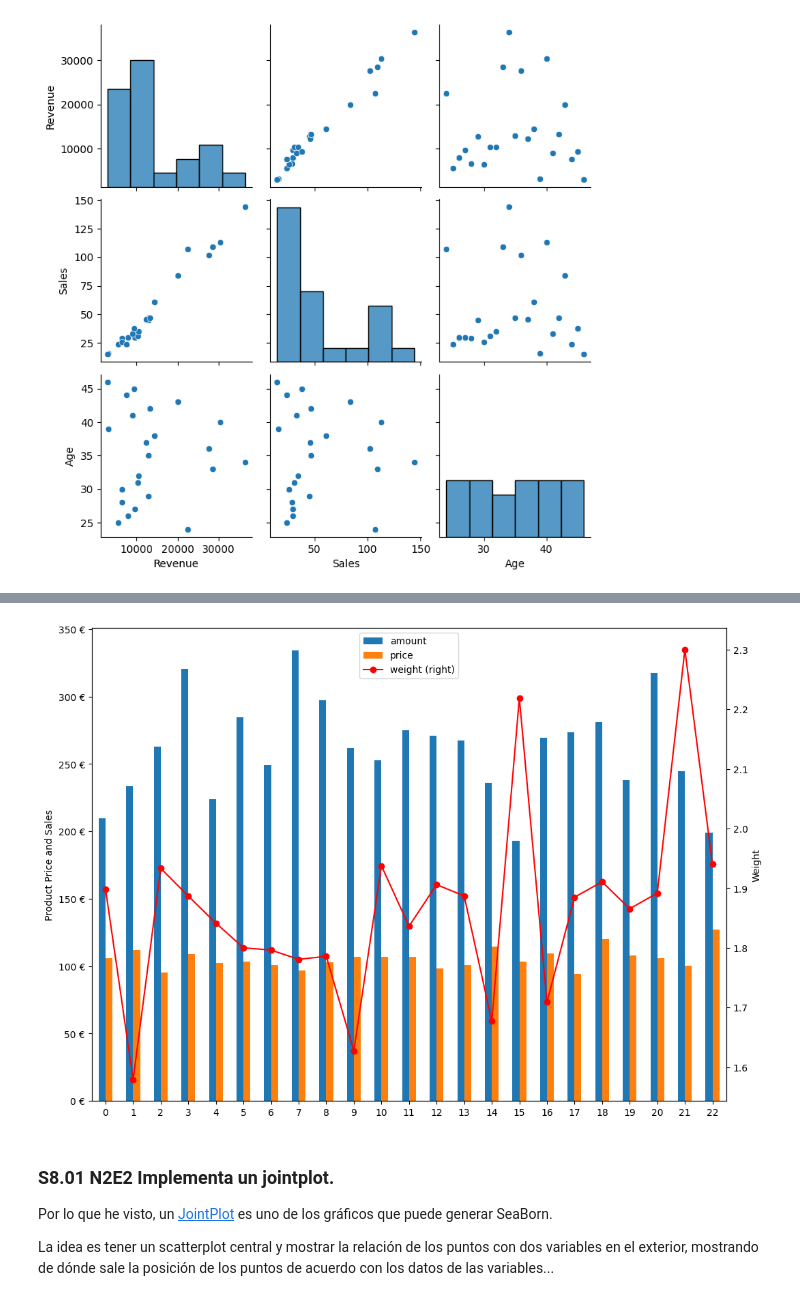
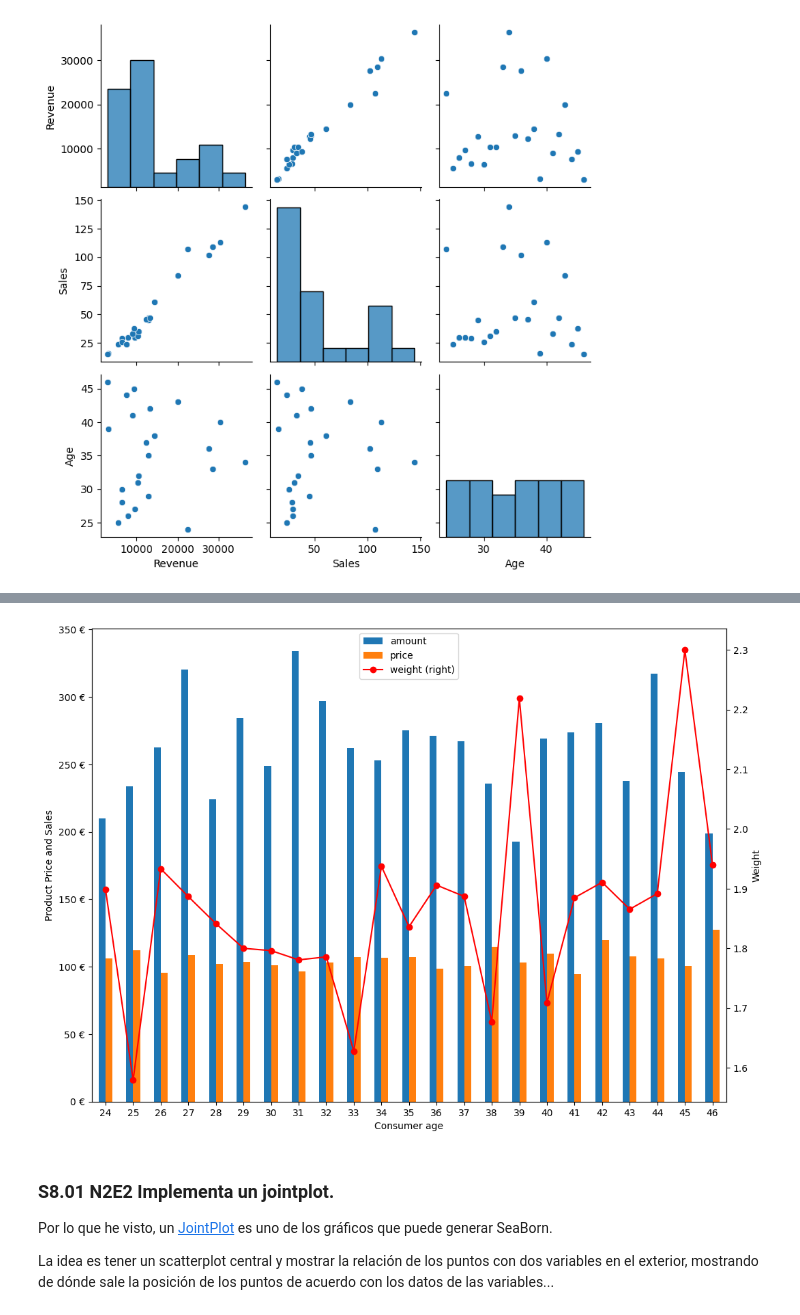
Before and after one commit to mlopezgva/it-academy-mlg, a Jupyter notebook: SPRINT8/Sprint_8.01.ipynb, the cells around one changed output, grey strips where cells are left out. Drawn from its saved outputs; the diff is of its cells as text; code cells hidden in the pictures.

```diff
--- a/SPRINT8/Sprint_8.01.ipynb
+++ b/SPRINT8/Sprint_8.01.ipynb
@@ -489,7 +522,7 @@ El resto no tiene variables numéricas útiles. Así que queda crear un heatmap
 # %%
 # enable dark mode
 # pyplot.style.use('dark_background')
-trproductos = prtr_df.merge(tr_df[tr_df['declined']==0].filter([
+plotData = prtr_df.merge(tr_df[tr_df['declined']==0].filter([
                         'transaction_id',
                         'product_id',
                         'amount',
@@ -512,40 +545,43 @@ trproductos = prtr_df.merge(tr_df[tr_df['declined']==0].filter([
 # print(list(set(productos)))
 cols = ["product_name", "amount", "weight", "price", "age"]
 
-product_aggs = {"amount": "mean", "weight": "mean", "price": "mean"}
+#product_aggs = {"amount": "mean", "weight": "mean", "price": "mean"}
 plotData2 = plotData[['amount', 'weight', 'price', 'age']] \
                 .groupby("age") \
                 .mean() #agg(by=product_aggs)
 
-plotData2.reset_index(inplace=True)
 # type(plotData2)
 # print(plotData2)
 
 fig, ax = pyplot.subplots()
 
 graph = plotData2[['amount', 'price']].plot(
     kind="bar",
     ax=ax,     # <- igual que en el ejemplo de tr_agg
     # color=cc,
     ylabel="Product Price and Sales",
     legend=True,
 )
 
+# Sin esto, el gráfico de línea simplemente no se crea.
+plotData2.reset_index(inplace=True)
+
 graph2 = plotData2[['weight']].plot(
     kind="line",
     ax=graph,
     legend=True,
     figsize=(12,9),
     secondary_y=True,
     ylabel="Weight",
-    color="red",
+    xlabel="Consumer age",
+    color=["red","green"],
     marker="o",
     label="Weight"
 )
 
 graph.yaxis.set_major_formatter(ticker.FormatStrFormatter('%d €'))
 # %% [output]
-[figure, old version]
+[figure, new version]
 # %% [markdown]
 ### S8.01 N2E2 Implementa un jointplot.
 
```
Also changed, not shown: parts of 8 cells of this notebook, 1 other file.
